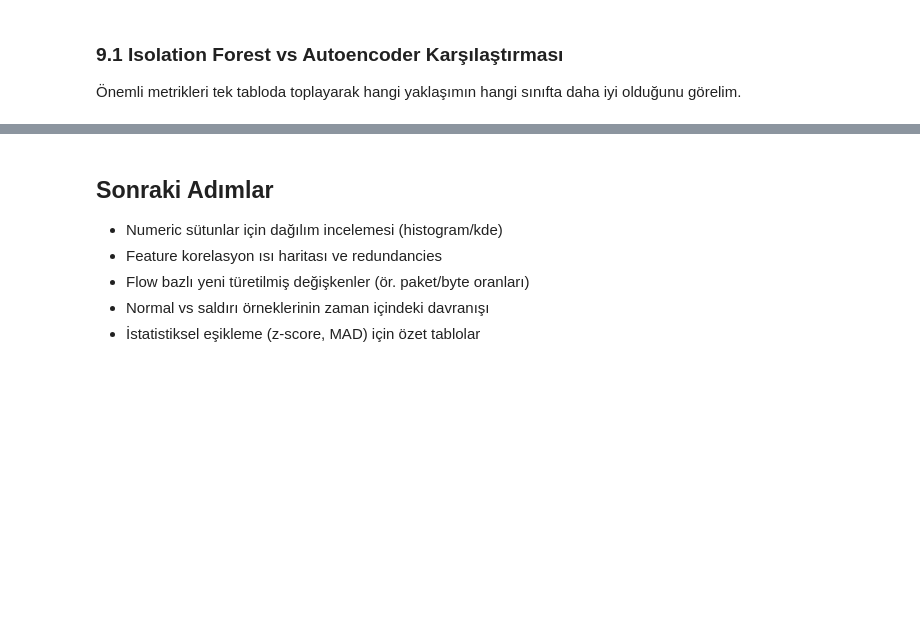
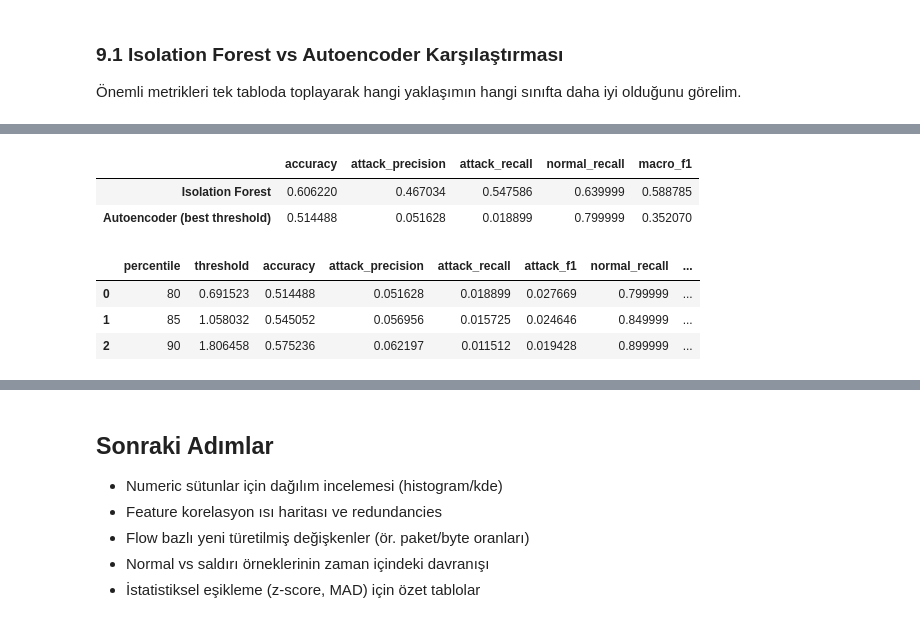
Before and after one commit to emirhantarlabasi/cs401-anomaly-detection, a Jupyter notebook: notebook/01_eda_overview.ipynb, the cells around one changed output, grey strips where cells are left out. Drawn from its saved outputs; the diff is of its cells as text; code cells hidden in the pictures; blank space fills up the shorter version.

```diff
--- a/notebook/01_eda_overview.ipynb
+++ b/notebook/01_eda_overview.ipynb
@@ -385,3 +469,39 @@ weighted avg      0.680     0.674     0.611    250000
+# %%
+iso_report = classification_report(y_test, y_pred, digits=3, output_dict=True)
+ae_report = classification_report(y_test, y_pred_ae_best, digits=3, output_dict=True)
+
+comparison_table = pd.DataFrame(
+    {
+        "Isolation Forest": {
+            "accuracy": iso_report["accuracy"],
+            "attack_precision": iso_report["1"]["precision"],
+            "attack_recall": iso_report["1"]["recall"],
+            "normal_recall": iso_report["0"]["recall"],
+            "macro_f1": (iso_report["0"]["f1-score"] + iso_report["1"]["f1-score"]) / 2,
+        },
+        "Autoencoder (best threshold)": {
+            "accuracy": ae_report["accuracy"],
+            "attack_precision": ae_report["1"]["precision"],
+            "attack_recall": ae_report["1"]["recall"],
+            "normal_recall": ae_report["0"]["recall"],
+            "macro_f1": (ae_report["0"]["f1-score"] + ae_report["1"]["f1-score"]) / 2,
+        },
+    }
+).T
+
+comparison_table
+# %% [output]
+|  | accuracy | attack_precision | attack_recall | normal_recall | macro_f1 |
+| Isolation Forest | 0.606220 | 0.467034 | 0.547586 | 0.639999 | 0.588785 |
+| Autoencoder (best threshold) | 0.514488 | 0.051628 | 0.018899 | 0.799999 | 0.352070 |
+# %%
+best_thresholds = threshold_df.sort_values(by="attack_f1", ascending=False).head(3)
+best_thresholds
+# %% [output]
+|  | percentile | threshold | accuracy | attack_precision | attack_recall | attack_f1 | normal_recall | ... |
+| 0 | 80 | 0.691523 | 0.514488 | 0.051628 | 0.018899 | 0.027669 | 0.799999 | ... |
+| 1 | 85 | 1.058032 | 0.545052 | 0.056956 | 0.015725 | 0.024646 | 0.849999 | ... |
+| 2 | 90 | 1.806458 | 0.575236 | 0.062197 | 0.011512 | 0.019428 | 0.899999 | ... |
 # %%
 iso_report = classification_report(y_test, y_pred, digits=3, output_dict=True)
 ae_report = classification_report(y_test, y_pred_ae, digits=3, output_dict=True)
```
Also changed, not shown: parts of 7 cells of this notebook, 52 other files.
